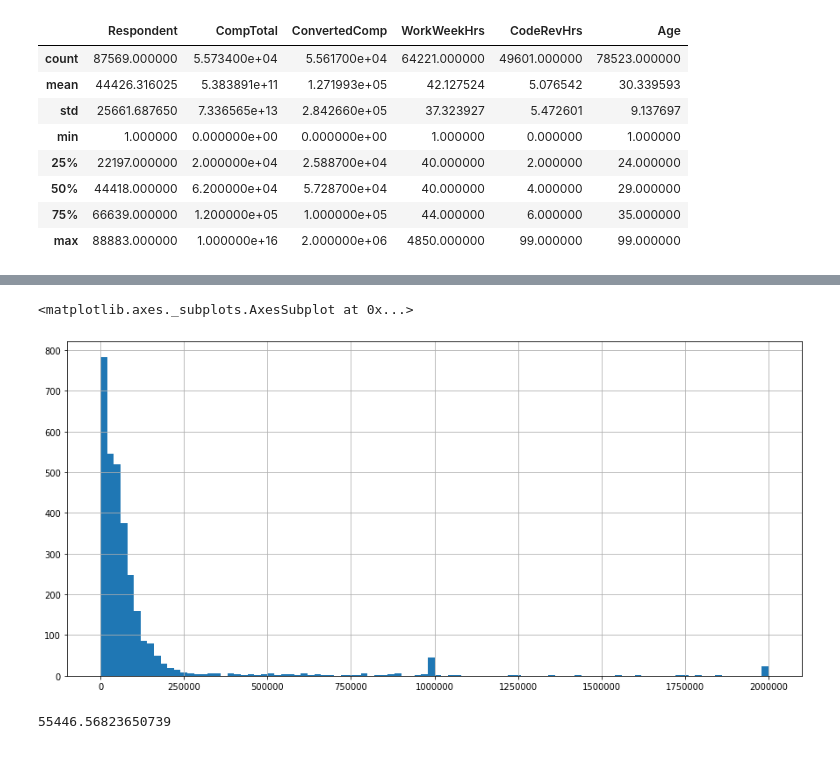
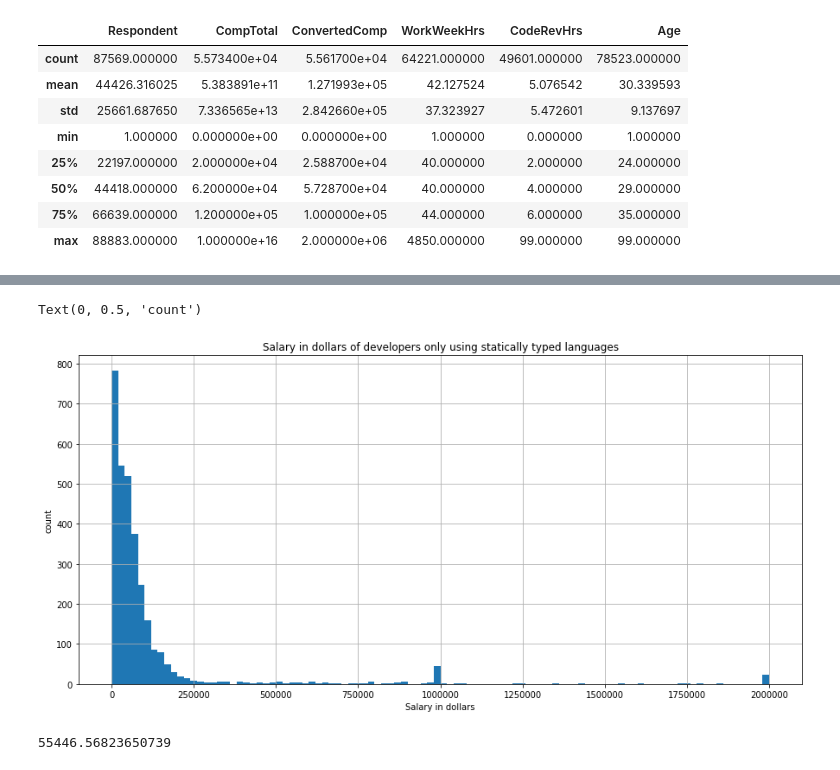
Before and after one commit to step4/udacity_nanodegree, a Jupyter notebook: udacity_datascientist_project1/most_popular_languages.ipynb, the cells around one changed output, grey strips where cells are left out. Cells and saved outputs as stored; diff of their text form; code cells hidden in the pictures.

```diff
--- a/udacity_datascientist_project1/most_popular_languages.ipynb
+++ b/udacity_datascientist_project1/most_popular_languages.ipynb
@@ -220,10 +228,13 @@ yearsDynamic.sort_index().plot(kind="bar")
 # %%
 salaryStatic = df_used_static['ConvertedComp'].replace(0,np.nan).dropna()
-# %%
-salaryStatic.hist(bins=100)
-# %% [output]
-<matplotlib.axes._subplots.AxesSubplot at 0x...>
-[figure, removed]
+# %%
+salaryStatic.hist(bins=100)
+plt.title('Salary in dollars of developers only using statically typed languages')
+plt.xlabel('Salary in dollars')
+plt.ylabel('count')
+# %% [output]
+Text(0, 0.5, 'count')
+[figure, added]
 # %%
 salaryStatic[salaryStatic<250000].mean()
 # %% [output]
```
Also changed, not shown: parts of 6 cells of this notebook.
